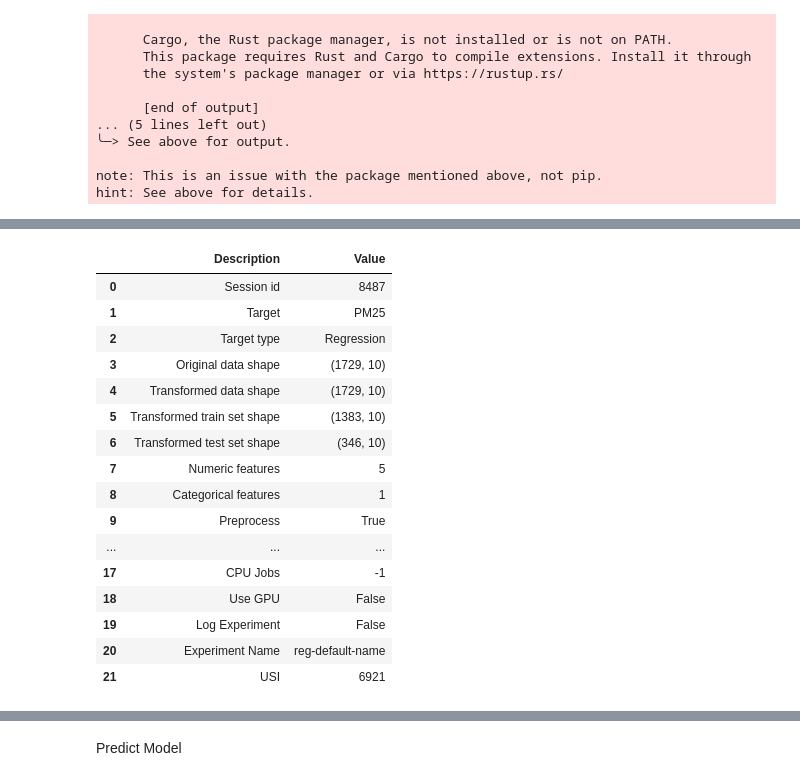
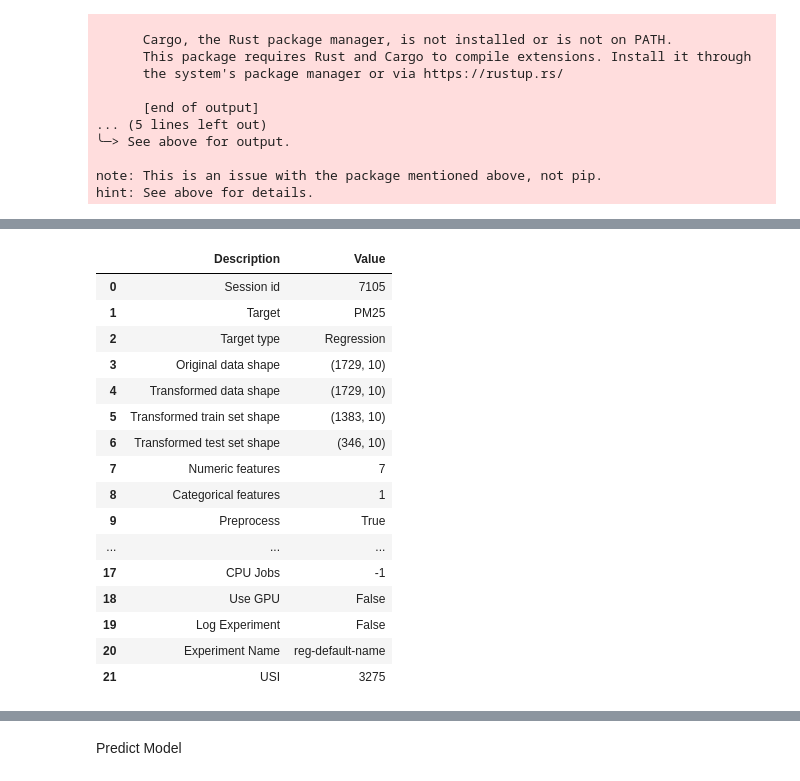
Before and after one commit to ARen990/TermProject_dash_air4, a Jupyter notebook: Air4God.ipynb, the cells around one changed output, grey strips where cells are left out. Saved outputs shown, nothing was run; the diff lists cells and outputs as text; code cells hidden in the pictures.

```diff
--- a/Air4God.ipynb
+++ b/Air4God.ipynb
@@ -119,22 +118,22 @@ min            15.000000       75.000000            600.000000     0.000000
 75%            78.000000      154.000000            760.000000     0.000000
 max            97.000000      253.000000            763.000000     7.000000
 # %%
-import jinja2
+
 from pycaret.regression import *
 
 data = pd.read_csv(f"air4thai_{station_id}_{start_date}_{end_date}_clean.csv")
 session_1 = setup(data, target='PM25', train_size=0.8,
-            numeric_features=['Relative Humidity', 'Wind Direction', 'Atmospheric Pressure', 'Temperature','RAIN'])
+            numeric_features=['Relative Humidity', 'Wind Direction', 'Atmospheric Pressure', 'Temperature','RAIN','O3','WS'])
 # %% [output]
 |  | Description | Value |
-| 0 | Session id | 8487 |
+| 0 | Session id | 7105 |
 | 1 | Target | PM25 |
 | 2 | Target type | Regression |
 | 3 | Original data shape | (1729, 10) |
 | 4 | Transformed data shape | (1729, 10) |
 | 5 | Transformed train set shape | (1383, 10) |
 | 6 | Transformed test set shape | (346, 10) |
-| 7 | Numeric features | 5 |
+| 7 | Numeric features | 7 |
 | 8 | Categorical features | 1 |
 | 9 | Preprocess | True |
 | ... | ... | ... |
@@ -142,7 +141,7 @@ session_1 = setup(data, target='PM25', train_size=0.8,
 | 18 | Use GPU | False |
 | 19 | Log Experiment | False |
 | 20 | Experiment Name | reg-default-name |
-| 21 | USI | 6921 |
+| 21 | USI | 3275 |
 # %%
 best_model = compare_models()
 # %% [output]
```
Also changed, not shown: parts of 7 cells of this notebook, 8 other files.
